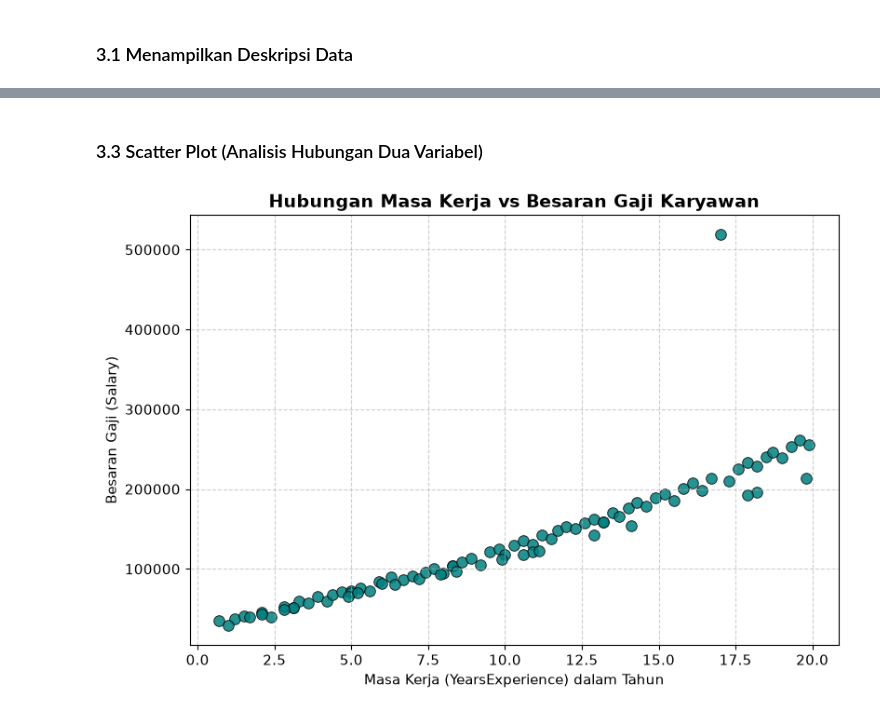
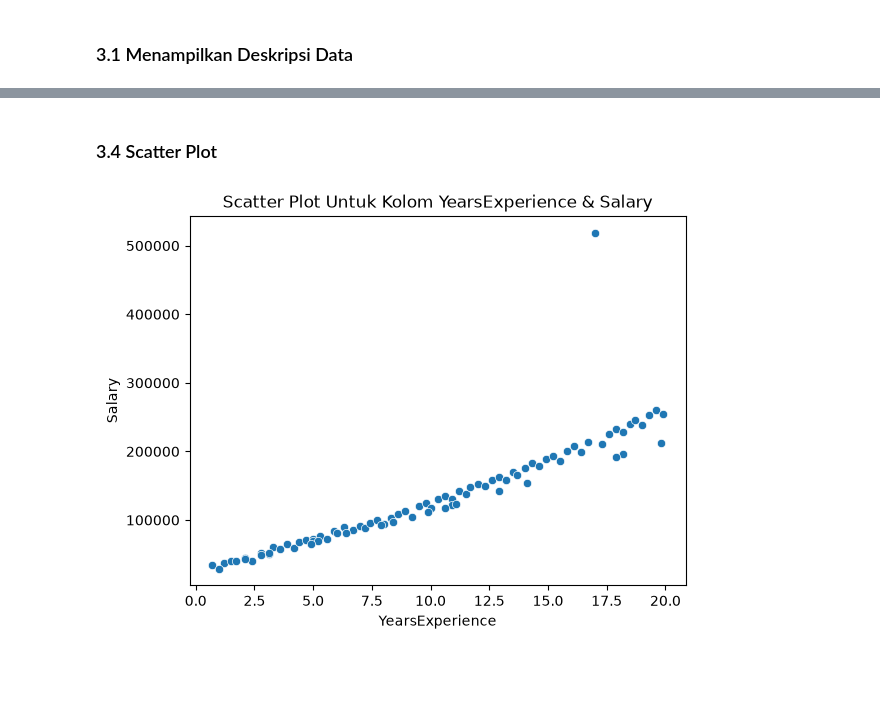
Before and after one commit to raffahamizan02/Bootcamp-UBIG, a Jupyter notebook: TugasPertama/Salary_Analysis.ipynb, the cells around one changed output, grey strips where cells are left out. Drawn from its saved outputs; the diff is of its cells as text; code cells hidden in the pictures; blank space fills up the shorter version.

```diff
--- a/TugasPertama/Salary_Analysis.ipynb
+++ b/TugasPertama/Salary_Analysis.ipynb
@@ -313,14 +134,8 @@ plt.show()
 # %% [markdown]
-### 3.3 Scatter Plot (Analisis Hubungan Dua Variabel)
+### 3.4 Scatter Plot
 # %%
-# Scatter Plot Hubungan YearsExperience dan Salary
-plt.figure(figsize=(9, 6))
-sns.scatterplot(data=df, x='YearsExperience', y='Salary', color='teal', s=70, edgecolor='black', alpha=0.85)
-
-plt.title('Hubungan Masa Kerja vs Besaran Gaji Karyawan', fontsize=14, fontweight='bold')
-plt.xlabel('Masa Kerja (YearsExperience) dalam Tahun')
-plt.ylabel('Besaran Gaji (Salary)')
-plt.grid(True, linestyle='--', alpha=0.6)
+sns.scatterplot(data=df, x='YearsExperience', y='Salary')
+plt.title("Scatter Plot Untuk Kolom YearsExperience & Salary")
 plt.show()
 # %% [output]
-[figure, old version]
+[figure, new version]
```
Also changed, not shown: parts of 57 cells of this notebook.
